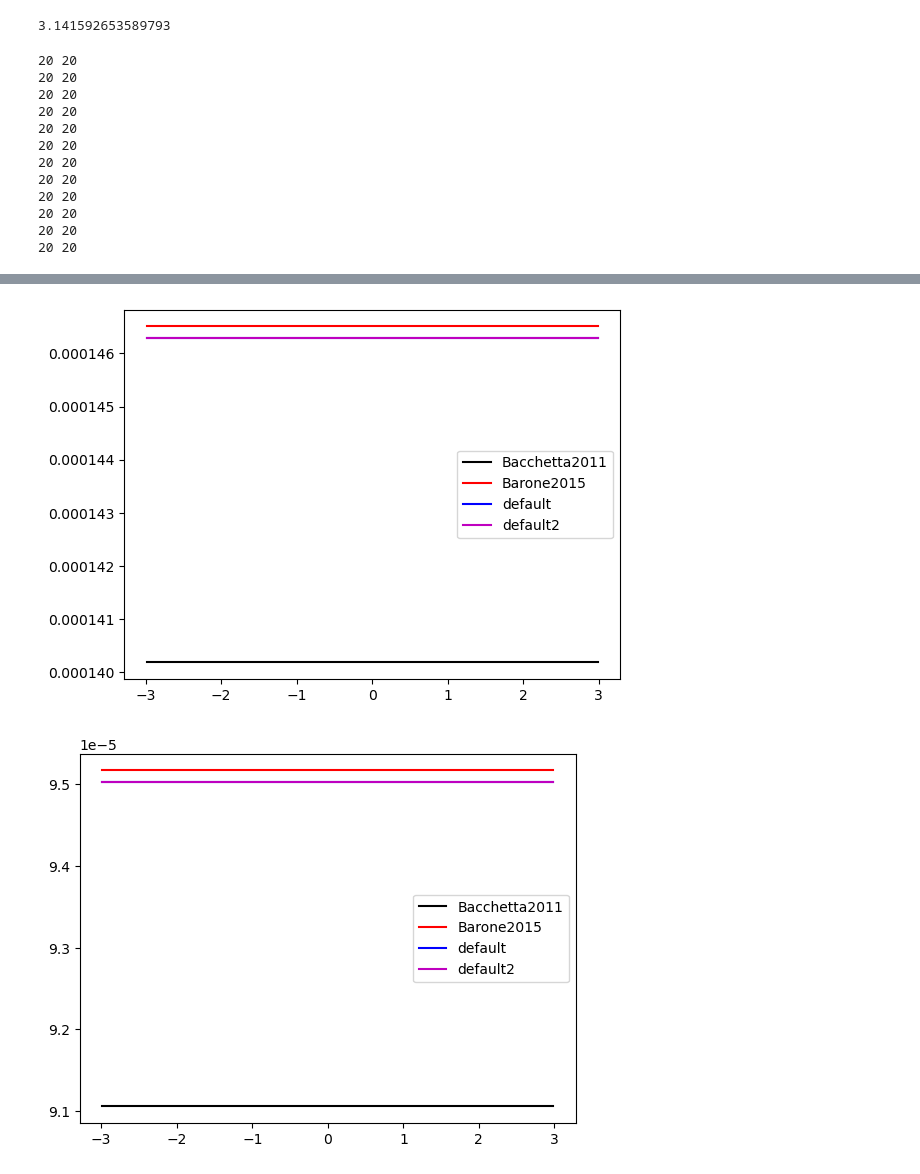
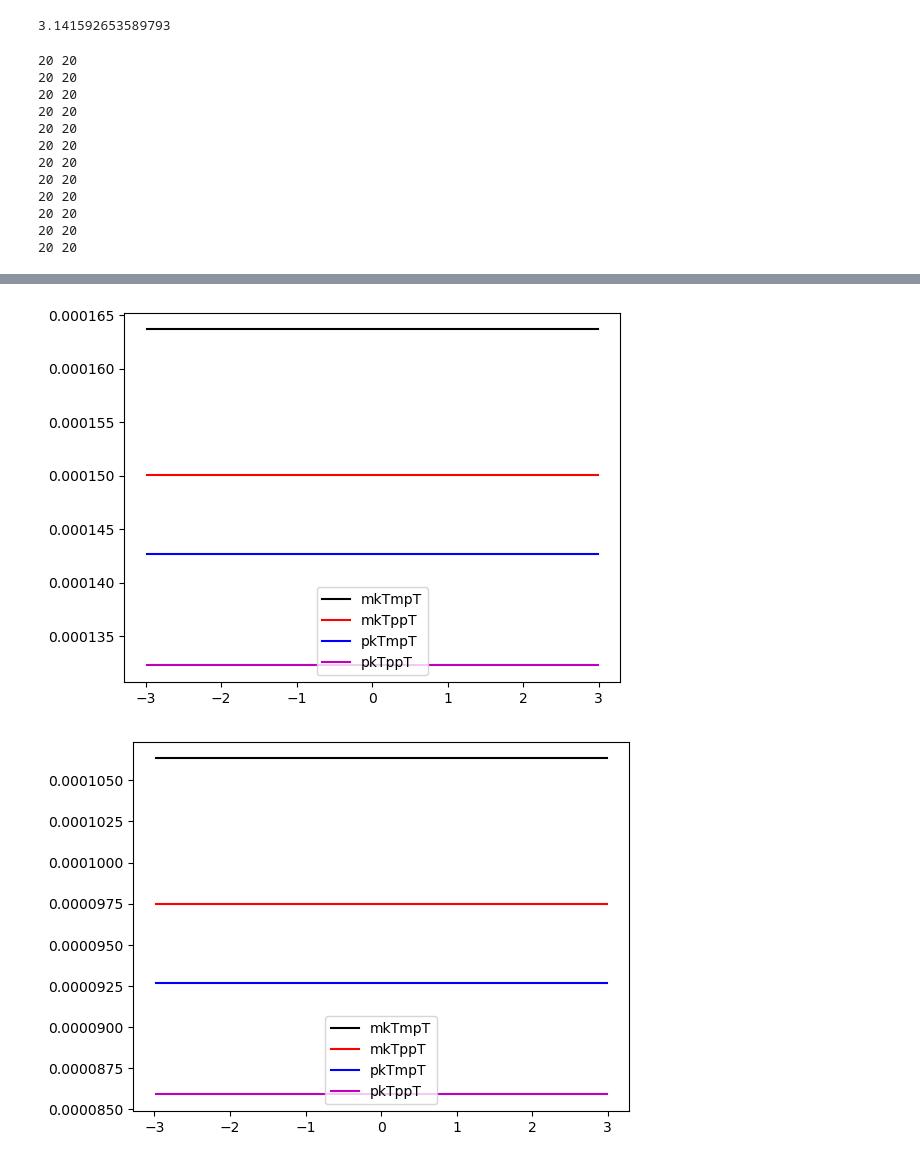
Before and after one commit to Mengzhendada/compare, a Jupyter notebook: Unpol_proposal_plot_theory.ipynb, the cells around one changed output, grey strips where cells are left out. Cells and saved outputs as stored; diff of their text form; code cells hidden in the pictures.

```diff
--- a/Unpol_proposal_plot_theory.ipynb
+++ b/Unpol_proposal_plot_theory.ipynb
@@ -24,10 +24,15 @@ def Get_ratio_error(value1,error1,valuem,errorm):
     return abs(value1-valuem)/valuem,math.sqrt(error1**2+errorm**2)/valuem
 # %%
 
-df_xs_kT8_zQ2xbjPhT = pd.read_csv('../Unpol_proposal/Materials/test_lowQ2_fine_2011.dat',delim_whitespace=True)
-df_xs_kT4_zQ2xbjPhT = pd.read_csv('../Unpol_proposal/Materials/test_lowQ2_fine_2015.dat',delim_whitespace=True)
-df_xs_default2_zQ2xbjPhT = pd.read_csv('../Unpol_proposal/Materials/test_lowQ2_fine.dat',delim_whitespace=True)
+#df_xs_kT8_zQ2xbjPhT = pd.read_csv('../Unpol_proposal/Materials/test_lowQ2_fine_2011.dat',delim_whitespace=True)
+#df_xs_kT4_zQ2xbjPhT = pd.read_csv('../Unpol_proposal/Materials/test_lowQ2_fine_2015.dat',delim_whitespace=True)
+#df_xs_default2_zQ2xbjPhT = pd.read_csv('../Unpol_proposal/Materials/test_lowQ2_fine.dat',delim_whitespace=True)
 #df_xs_default2_zQ2xbjPhT = pd.read_csv('../Unpol_proposal/Materials/test_fine_default_small_kT_pT.dat',delim_whitespace=True)
+
+df_xs_kT8_zQ2xbjPhT = pd.read_csv('../Unpol_proposal/Materials/test_lowQ2_fine_mkTmpT.dat',delim_whitespace=True)
+df_xs_kT4_zQ2xbjPhT = pd.read_csv('../Unpol_proposal/Materials/test_lowQ2_fine_mkTppT.dat',delim_whitespace=True)
+df_xs_default2_zQ2xbjPhT = pd.read_csv('../Unpol_proposal/Materials/test_lowQ2_fine_pkTppT.dat',delim_whitespace=True)
+
 
 df_xs_kT8_zQ2xbjPhT.head()
 df_xs_kT4_zQ2xbjPhT.head()
@@ -41,7 +46,8 @@ df_xs_kT4_zQ2xbjPhT.head()
 # %%
 #df_xs_kT6_zQ2xbjPhT = pd.read_csv('../Unpol_proposal/Materials/simenhanced_1xs.dat',delim_whitespace=True)
 #df_xs_kT6_zQ2xbjPhT = pd.read_csv('../Unpol_proposal/Materials/test_fine_default.dat',delim_whitespace=True)
-df_xs_kT6_zQ2xbjPhT = pd.read_csv('../Unpol_proposal/Materials/test_lowQ2_fine.dat',delim_whitespace=True)
+#df_xs_kT6_zQ2xbjPhT = pd.read_csv('../Unpol_proposal/Materials/test_lowQ2_fine.dat',delim_whitespace=True)
+df_xs_kT6_zQ2xbjPhT = pd.read_csv('../Unpol_proposal/Materials/test_lowQ2_fine_pkTmpT.dat',delim_whitespace=True)
 
 df_xs_kT6_zQ2xbjPhT.head()
 # %% [output]
@@ -91,10 +97,14 @@ for i_z in range(1,len(z_cuts)):
         phih_default2 = df_xs_default2['phih'].to_list()
         Fuu_default2 = df_xs_default2['value'].to_list()
         print(len(phih_kT8),len(phih_kT4))
-        plt.plot(phih_kT8,np.asarray(Fuu_kT8),'k',label='Bacchetta2011')
-        plt.plot(phih_kT4,np.asarray(Fuu_kT4),'r',label='Barone2015')
-        plt.plot(phih_kT6,np.asarray(Fuu_kT6),'b',label='default')
-        plt.plot(phih_default2,np.asarray(Fuu_default2),'m',label='default2')
+        #plt.plot(phih_kT8,np.asarray(Fuu_kT8),'k',label='Bacchetta2011')
+        #plt.plot(phih_kT4,np.asarray(Fuu_kT4),'r',label='Barone2015')
+        #plt.plot(phih_kT6,np.asarray(Fuu_kT6),'b',label='default')
+        #plt.plot(phih_default2,np.asarray(Fuu_default2),'m',label='default2')
+        plt.plot(phih_kT8,np.asarray(Fuu_kT8),'k',label='mkTmpT')
+        plt.plot(phih_kT4,np.asarray(Fuu_kT4),'r',label='mkTppT')
+        plt.plot(phih_kT6,np.asarray(Fuu_kT6),'b',label='pkTmpT')
+        plt.plot(phih_default2,np.asarray(Fuu_default2),'m',label='pkTppT')
         plt.legend()
         #for i_phi in np.asarray(phihs):
         #    print(i_phi)
@@ -122,2 +132,2 @@ for i_z in range(1,len(z_cuts)):
-[figure, old version]
+[figure, new version]
-[figure, old version]
+[figure, new version]
```
Also changed, not shown: parts of 5 cells of this notebook, 2 other files.
